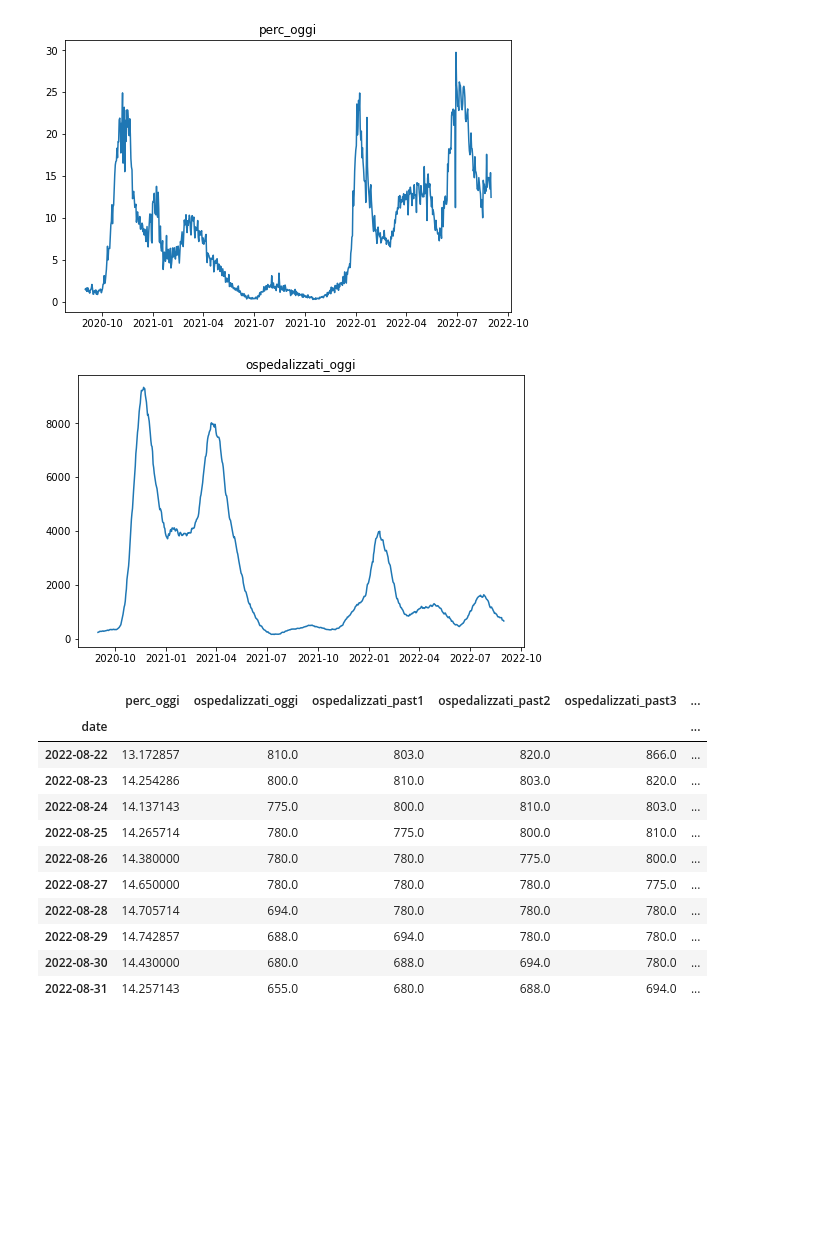
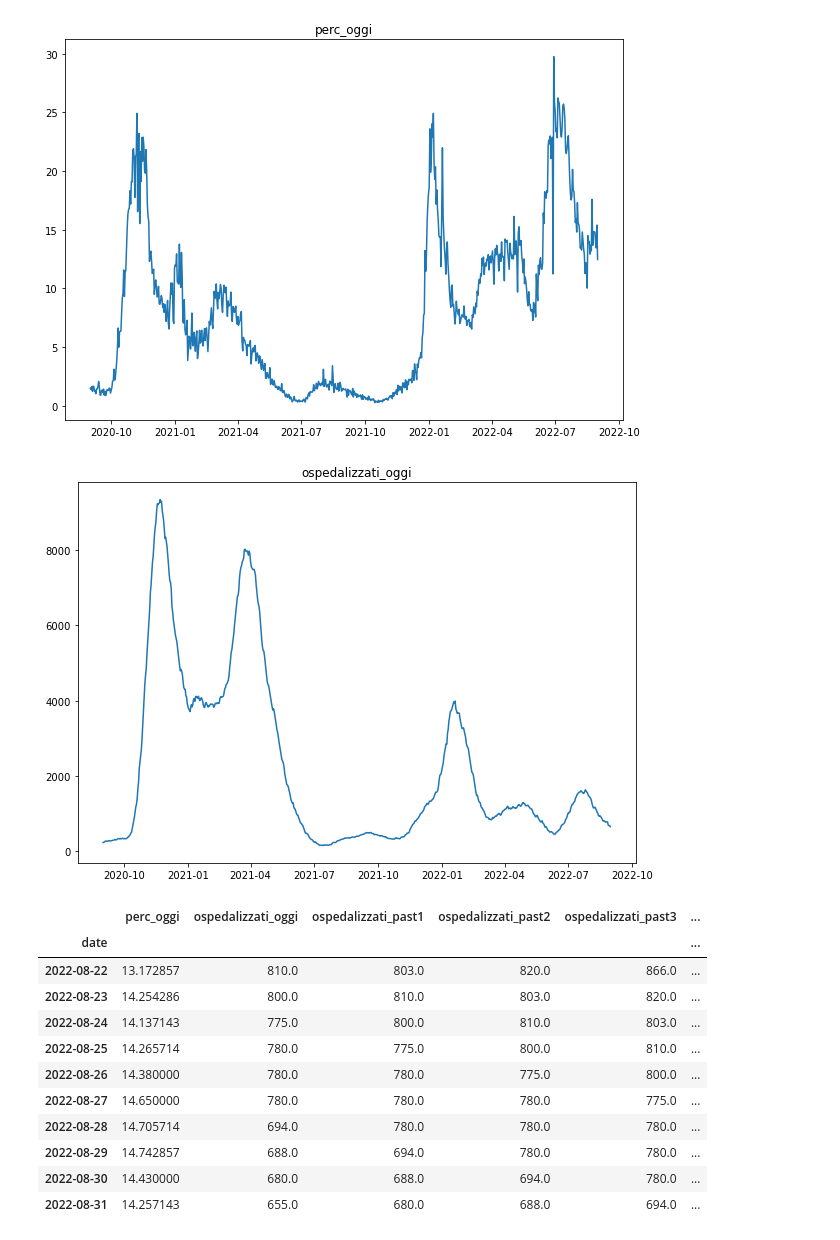
Before and after one commit to MicheleRomano1996/lombacovid_prediction, a Jupyter notebook: lomba_xgb.ipynb, the cells around one changed output. Saved outputs shown, nothing was run; the diff lists cells and outputs as text; code cells hidden in the pictures; blank space fills up the shorter version.

```diff
--- a/lomba_xgb.ipynb
+++ b/lomba_xgb.ipynb
@@ -52,36 +52,36 @@ data.rename(columns = {'ospedalizzati_story':'ospedalizzati_oggi',
 data.set_index('date',inplace=True)
 
 for i in data:
-    plt.figure(figsize=(8,5))
+    plt.figure(figsize=(10,7))
     plt.plot(data[i])
     plt.title(i)
     plt.show()
 
 # 1) feature engineering
 # perc_oggi smoothed by running average of 7 days
 running_average = 7
 data['perc_oggi'] = data['perc_oggi'].rolling(window=running_average).mean()
 data = data.dropna()
 
 # ospedalizzati and perc_oggi lag features shifted by 10 days: t, t+1, ... t+n
 past_days = 7           # <---
 for i in range(1, past_days):
     data[f'ospedalizzati_past{i}'] = data['ospedalizzati_oggi'].shift(i).fillna(0)
 for i in range(1, past_days):
     data[f'perc_past{i}'] = data['perc_oggi'].shift(i).fillna(0)
 
 # of the target: ospedalizzati_oggi lagged by 7 days in the future: t-7
 future_target = 7       # <---
 data['ospedalizzati_target'] = data['ospedalizzati_oggi'].shift(-future_target).fillna(0)
 data = data.fillna(0)
 
 # 2) feature extraction
 timeserieFeatureExtractor(data)
 
 data.tail(10)
 # %% [output]
-[figure, old version]
+[figure, new version]
-[figure, old version]
+[figure, new version]
 |  | perc_oggi | ospedalizzati_oggi | ospedalizzati_past1 | ospedalizzati_past2 | ospedalizzati_past3 | ... |
 | date |  |  |  |  |  | ... |
 | 2022-08-22 | 13.172857 | 810.0 | 803.0 | 820.0 | 866.0 | ... |
```
Also changed, not shown: parts of 5 cells of this notebook.
